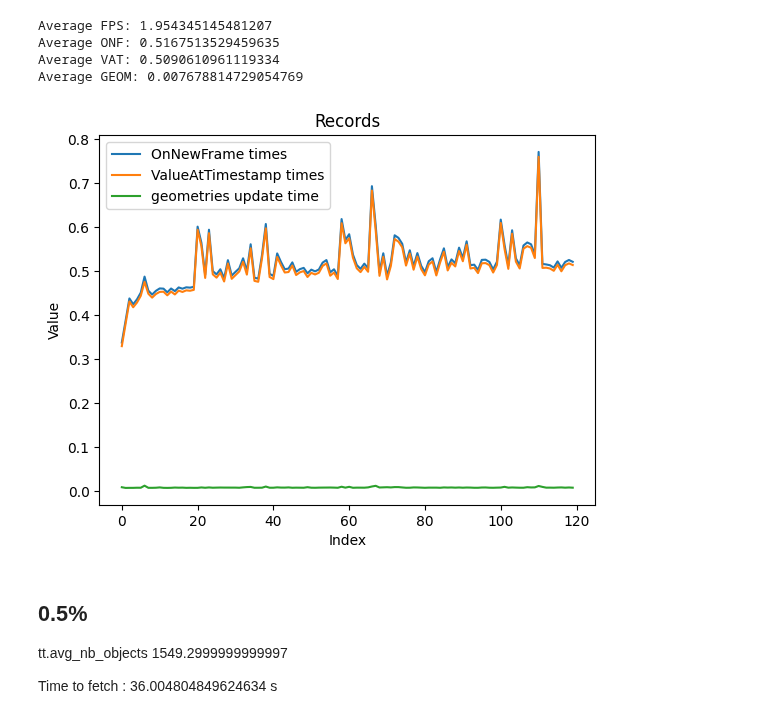
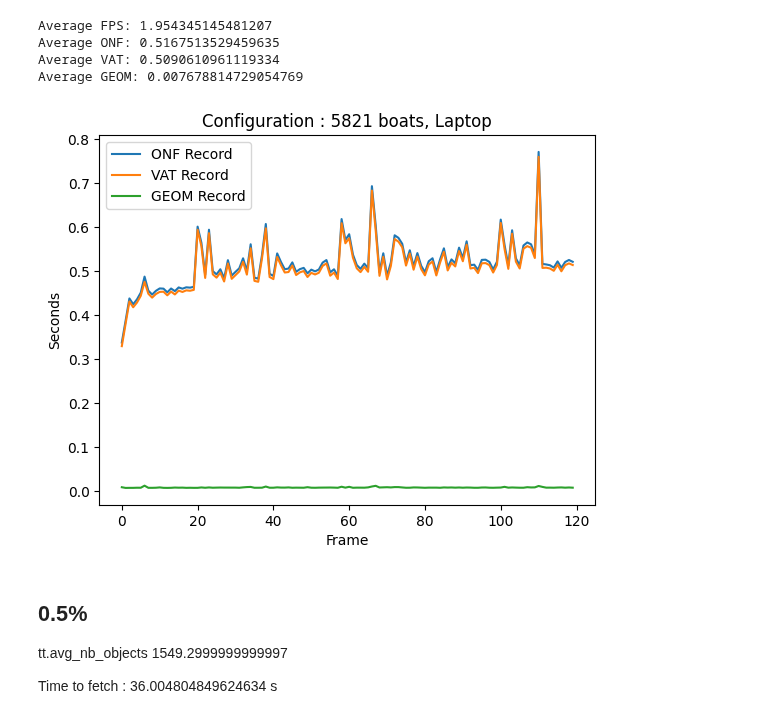
Before and after one commit to amanzer/QGIS-MobilityDB, a Jupyter notebook: refactored_code/solutionA/results.ipynb, the cells around one changed output. Saved outputs shown, nothing was run; the diff lists cells and outputs as text; code cells hidden in the pictures.

```diff
--- a/refactored_code/solutionA/results.ipynb
+++ b/refactored_code/solutionA/results.ipynb
@@ -51,23 +49,23 @@ Average GEOM: 0.007678814729054769
 # %%
 import matplotlib.pyplot as plt
 
 # Plotting the records
-plt.plot(onf_times, label='OnNewFrame times')
-plt.plot(vat_record, label='ValueAtTimestamp times')
-plt.plot(geom_record, label='geometries update time')
+plt.plot(onf_times, label='ONF Record')
+plt.plot(vat_record, label='VAT Record')
+plt.plot(geom_record, label='GEOM Record')
 
 # Adding labels and title
-plt.xlabel('Index')
-plt.ylabel('Value')
-plt.title('Records')
+plt.xlabel('Frame')
+plt.ylabel('Seconds')
+plt.title('Configuration : 5821 boats, Laptop')
 
 # Adding legend
 plt.legend()
 
 # Display the plot
 plt.show()
 # %% [output]
-[figure, old version]
+[figure, new version]
 # %% [markdown]
 ## 0.5%
 
```
Also changed, not shown: parts of 6 cells of this notebook, 39 other files.
